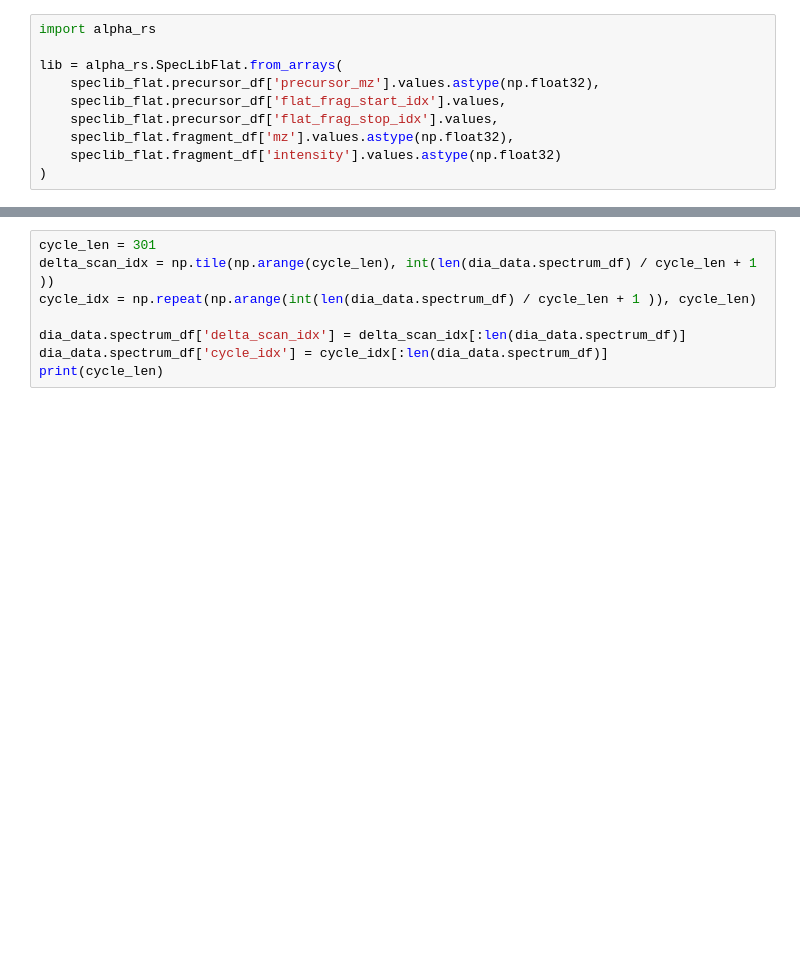
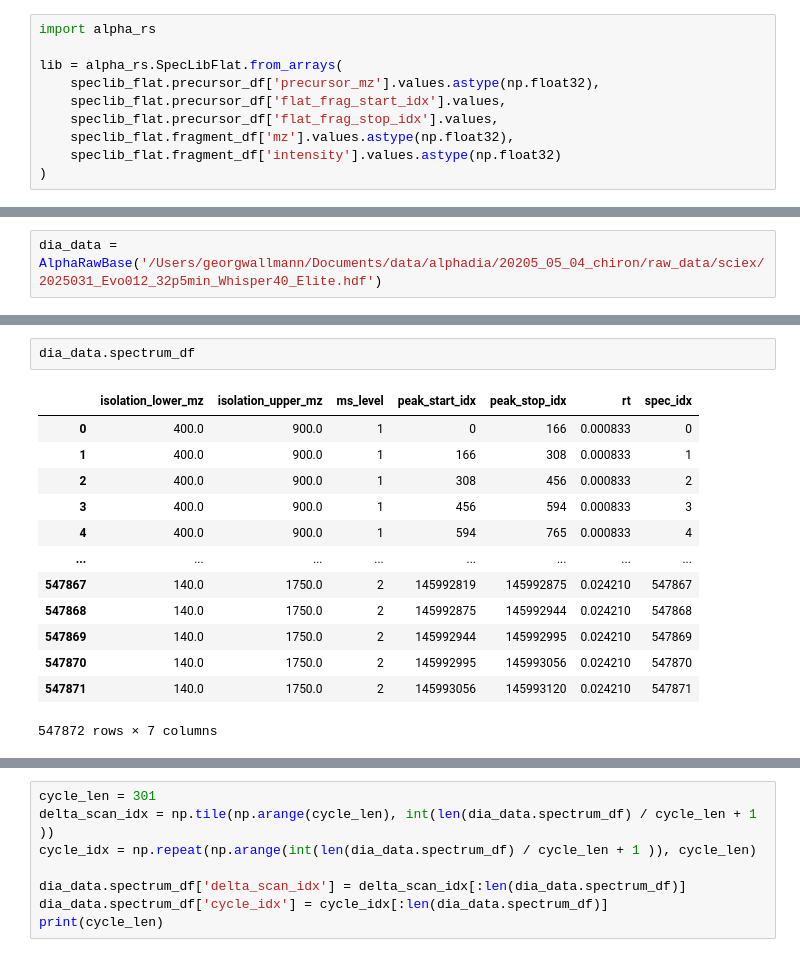
Before and after one commit to MannLabs/alphadia-search-rs, a Jupyter notebook: scripts/alpharaw.ipynb, the cells around one changed output, grey strips where cells are left out. Saved outputs shown, nothing was run; the diff lists cells and outputs as text; blank space fills up the shorter version.

```diff
--- a/scripts/alpharaw.ipynb
+++ b/scripts/alpharaw.ipynb
@@ -40,0 +39,2 @@ lib.num_precursors
+# %%
+dia_data = AlphaRawBase('/Users/georgwallmann/Documents/data/alphadia/20205_05_04_chiron/raw_data/sciex/2025031_Evo012_32p5min_Whisper40_Elite.hdf')
@@ -41,3 +44,19 @@ lib.num_precursors
+# %%
+dia_data.spectrum_df
+# %% [output]
+|  | isolation_lower_mz | isolation_upper_mz | ms_level | peak_start_idx | peak_stop_idx | rt | spec_idx |
+| 0 | 400.0 | 900.0 | 1 | 0 | 166 | 0.000833 | 0 |
+| 1 | 400.0 | 900.0 | 1 | 166 | 308 | 0.000833 | 1 |
+| 2 | 400.0 | 900.0 | 1 | 308 | 456 | 0.000833 | 2 |
+| 3 | 400.0 | 900.0 | 1 | 456 | 594 | 0.000833 | 3 |
+| 4 | 400.0 | 900.0 | 1 | 594 | 765 | 0.000833 | 4 |
+| ... | ... | ... | ... | ... | ... | ... | ... |
+| 547867 | 140.0 | 1750.0 | 2 | 145992819 | 145992875 | 0.024210 | 547867 |
+| 547868 | 140.0 | 1750.0 | 2 | 145992875 | 145992944 | 0.024210 | 547868 |
+| 547869 | 140.0 | 1750.0 | 2 | 145992944 | 145992995 | 0.024210 | 547869 |
+| 547870 | 140.0 | 1750.0 | 2 | 145992995 | 145993056 | 0.024210 | 547870 |
+| 547871 | 140.0 | 1750.0 | 2 | 145993056 | 145993120 | 0.024210 | 547871 |
+547872 rows × 7 columns
 # %%
 from alpharaw.ms_data_base import MSData_Base
 
```
Also changed, not shown: parts of 5 cells of this notebook, 5 other files.
